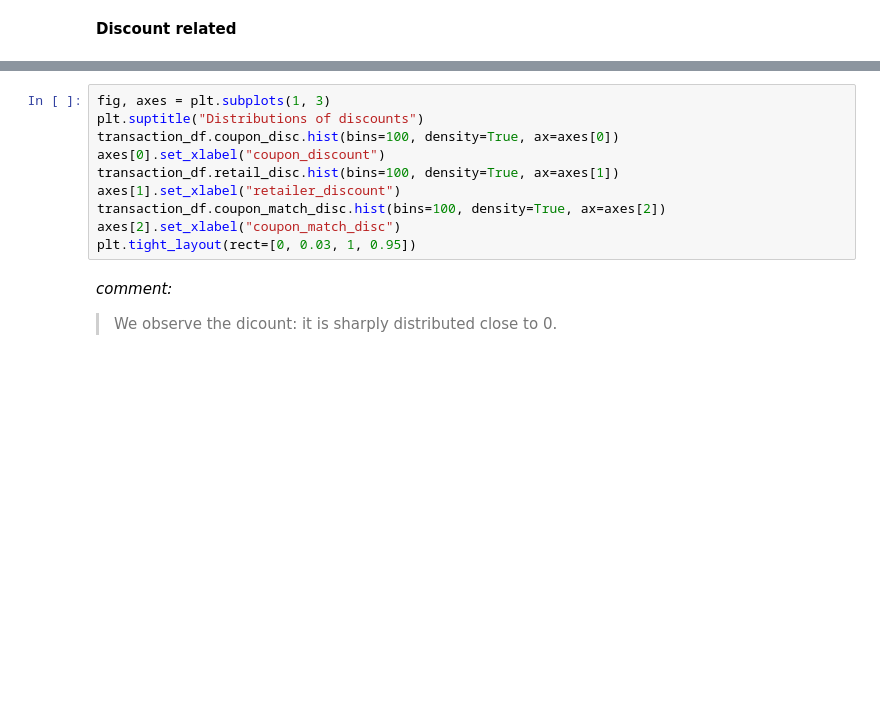
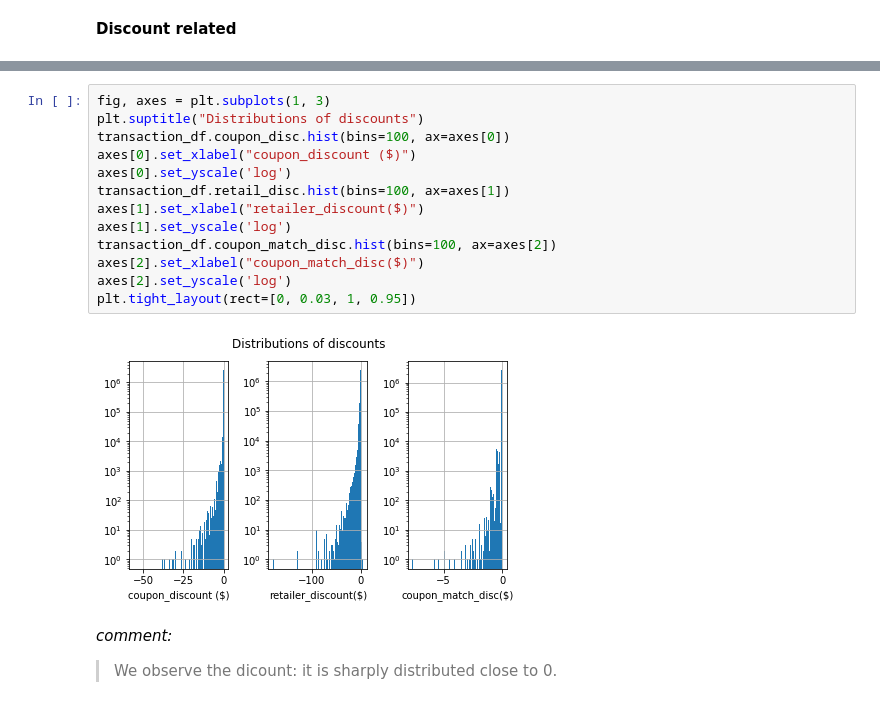
Before and after one commit to raphaelreiss/ADA_project, a Jupyter notebook: src/TermProject.ipynb, the cells around one changed output, grey strips where cells are left out. Saved outputs shown, nothing was run; the diff lists cells and outputs as text; blank space fills up the shorter version.

Commit message:
Change discount plot to log plot. Change index of loaded data

```diff
--- a/src/TermProject.ipynb
+++ b/src/TermProject.ipynb
@@ -320,13 +477,18 @@ plt.show()
 # %%
 fig, axes = plt.subplots(1, 3)
 plt.suptitle("Distributions of discounts")
-transaction_df.coupon_disc.hist(bins=100, density=True, ax=axes[0])
-axes[0].set_xlabel("coupon_discount")
-transaction_df.retail_disc.hist(bins=100, density=True, ax=axes[1])
-axes[1].set_xlabel("retailer_discount")
-transaction_df.coupon_match_disc.hist(bins=100, density=True, ax=axes[2])
-axes[2].set_xlabel("coupon_match_disc")
+transaction_df.coupon_disc.hist(bins=100, ax=axes[0])
+axes[0].set_xlabel("coupon_discount ($)")
+axes[0].set_yscale('log')
+transaction_df.retail_disc.hist(bins=100, ax=axes[1])
+axes[1].set_xlabel("retailer_discount($)")
+axes[1].set_yscale('log')
+transaction_df.coupon_match_disc.hist(bins=100, ax=axes[2])
+axes[2].set_xlabel("coupon_match_disc($)")
+axes[2].set_yscale('log')
 plt.tight_layout(rect=[0, 0.03, 1, 0.95])
+# %% [output]
+[figure, added]
 # %% [markdown]
 *comment:*
 > We observe the dicount: it is sharply distributed close to 0.
```
Also changed, not shown: parts of 33 cells of this notebook.
